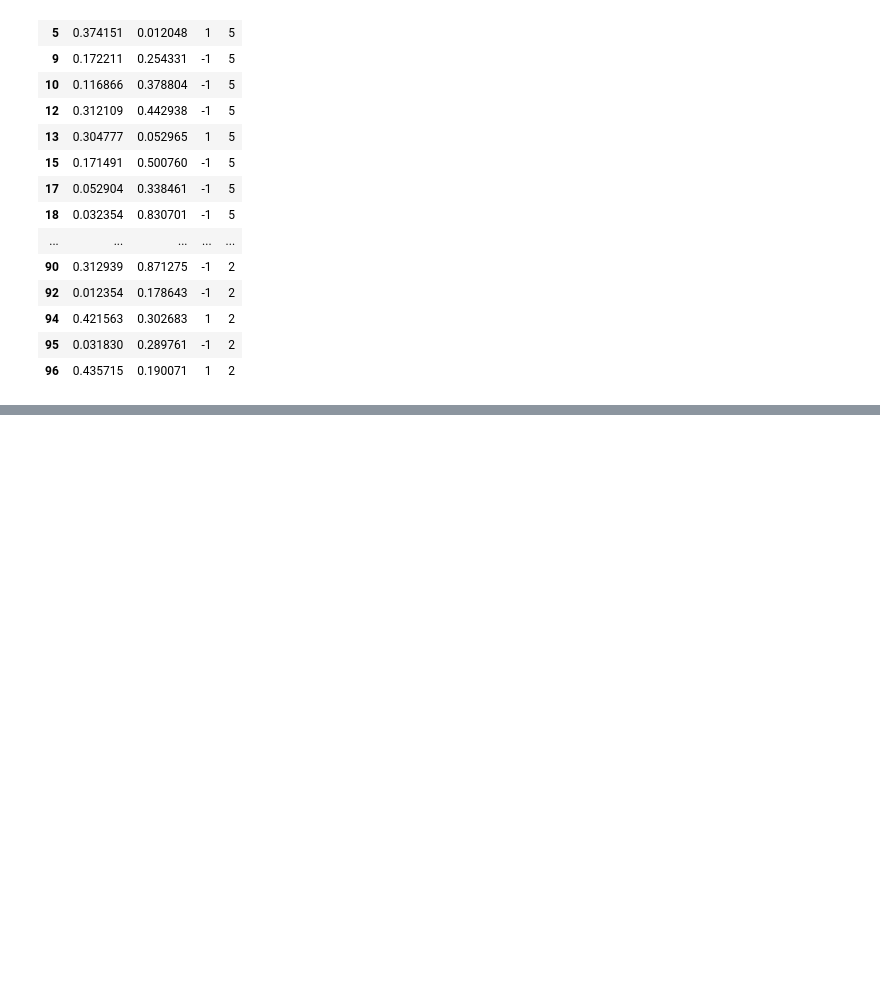
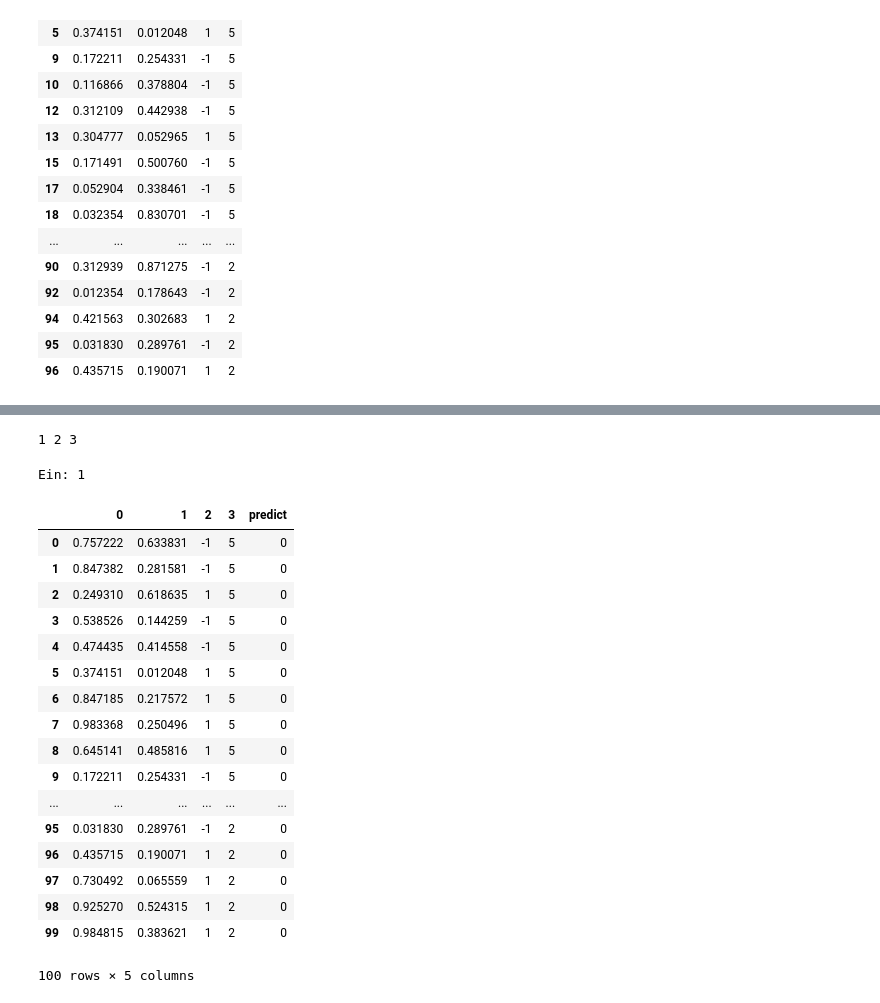
Before and after one commit to wtfenfenmiao/NTUML, a Jupyter notebook: homework7/hw7_13_18.ipynb, the cells around one changed output, grey strips where cells are left out. Saved outputs shown, nothing was run; the diff lists cells and outputs as text; code cells hidden in the pictures; blank space fills up the shorter version.

```diff
--- a/homework7/hw7_13_18.ipynb
+++ b/homework7/hw7_13_18.ipynb
@@ -462,0 +485,33 @@ train[1*(train[0]-0.5)<0]
+# %%
+a=1
+b=2
+c=3
+print(a,b,c)
+# %% [output]
+1 2 3
+# %%
+print ("Ein:",a)
+# %% [output]
+Ein: 1
+# %%
+a=[1,2,3]
+train
+# %% [output]
+|  | 0 | 1 | 2 | 3 | predict |
+| 0 | 0.757222 | 0.633831 | -1 | 5 | 0 |
+| 1 | 0.847382 | 0.281581 | -1 | 5 | 0 |
+| 2 | 0.249310 | 0.618635 | 1 | 5 | 0 |
+| 3 | 0.538526 | 0.144259 | -1 | 5 | 0 |
+| 4 | 0.474435 | 0.414558 | -1 | 5 | 0 |
+| 5 | 0.374151 | 0.012048 | 1 | 5 | 0 |
+| 6 | 0.847185 | 0.217572 | 1 | 5 | 0 |
+| 7 | 0.983368 | 0.250496 | 1 | 5 | 0 |
+| 8 | 0.645141 | 0.485816 | 1 | 5 | 0 |
+| 9 | 0.172211 | 0.254331 | -1 | 5 | 0 |
+| ... | ... | ... | ... | ... | ... |
+| 95 | 0.031830 | 0.289761 | -1 | 2 | 0 |
+| 96 | 0.435715 | 0.190071 | 1 | 2 | 0 |
+| 97 | 0.730492 | 0.065559 | 1 | 2 | 0 |
+| 98 | 0.925270 | 0.524315 | 1 | 2 | 0 |
+| 99 | 0.984815 | 0.383621 | 1 | 2 | 0 |
+100 rows × 5 columns
```
Also changed, not shown: parts of 12 cells of this notebook, 7 other files.
